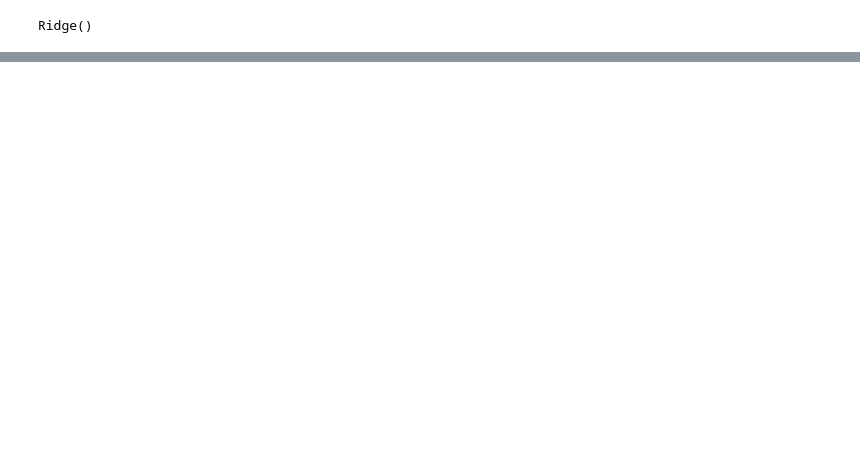
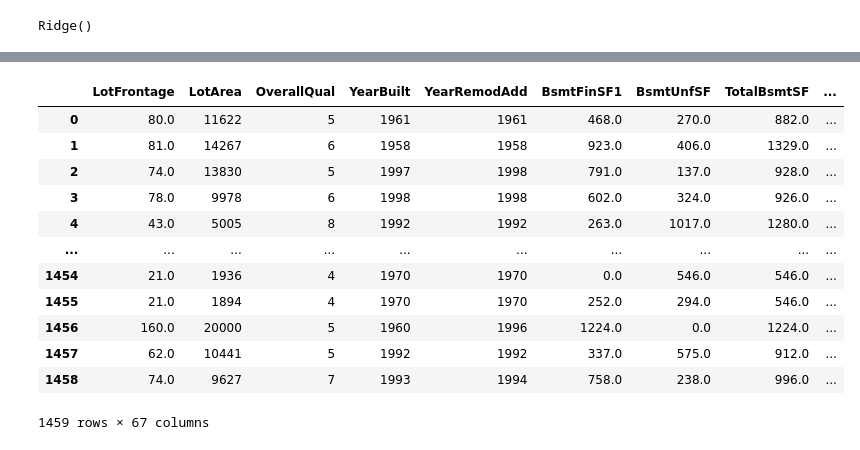
Before and after one commit to arwaalkhathlan/Project-4, a Jupyter notebook: Project_4_1.ipynb, the cells around one changed output, grey strips where cells are left out. Saved outputs shown, nothing was run; the diff lists cells and outputs as text; code cells hidden in the pictures; blank space fills up the shorter version.

```diff
--- a/Project_4_1.ipynb
+++ b/Project_4_1.ipynb
@@ -487,0 +556,28 @@ plt.show()
+# %%
+mean =  df_dum_test["BsmtFinSF1"].mean()
+df_dum_test["BsmtFinSF1"].fillna(mean, inplace=True)
+# %%
+mean =  df_dum_test["GarageArea"].mean()
+df_dum_test["GarageArea"].fillna(mean, inplace=True)
+# %%
+mode = df_dum_test["GarageCars"].mode()[0]
+df_dum_test["GarageCars"].fillna(mode, inplace=True)
+# %%
+selected_features = selected_features.drop("SalePrice")
+# %%
+df_dum_test = df_dum_test[selected_features]
+df_dum_test
+# %% [output]
+|  | LotFrontage | LotArea | OverallQual | YearBuilt | YearRemodAdd | BsmtFinSF1 | BsmtUnfSF | TotalBsmtSF | ... |
+| 0 | 80.0 | 11622 | 5 | 1961 | 1961 | 468.0 | 270.0 | 882.0 | ... |
+| 1 | 81.0 | 14267 | 6 | 1958 | 1958 | 923.0 | 406.0 | 1329.0 | ... |
+| 2 | 74.0 | 13830 | 5 | 1997 | 1998 | 791.0 | 137.0 | 928.0 | ... |
+| 3 | 78.0 | 9978 | 6 | 1998 | 1998 | 602.0 | 324.0 | 926.0 | ... |
+| 4 | 43.0 | 5005 | 8 | 1992 | 1992 | 263.0 | 1017.0 | 1280.0 | ... |
+| ... | ... | ... | ... | ... | ... | ... | ... | ... | ... |
+| 1454 | 21.0 | 1936 | 4 | 1970 | 1970 | 0.0 | 546.0 | 546.0 | ... |
+| 1455 | 21.0 | 1894 | 4 | 1970 | 1970 | 252.0 | 294.0 | 546.0 | ... |
+| 1456 | 160.0 | 20000 | 5 | 1960 | 1996 | 1224.0 | 0.0 | 1224.0 | ... |
+| 1457 | 62.0 | 10441 | 5 | 1992 | 1992 | 337.0 | 575.0 | 912.0 | ... |
+| 1458 | 74.0 | 9627 | 7 | 1993 | 1994 | 758.0 | 238.0 | 996.0 | ... |
+1459 rows × 67 columns
```
Also changed, not shown: parts of 45 cells of this notebook.
